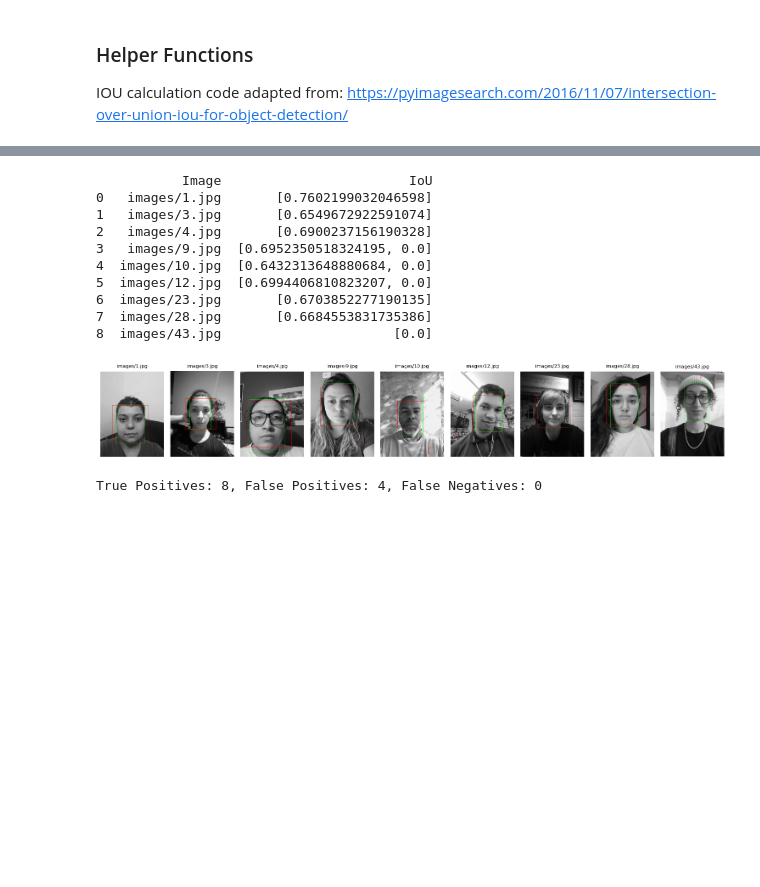
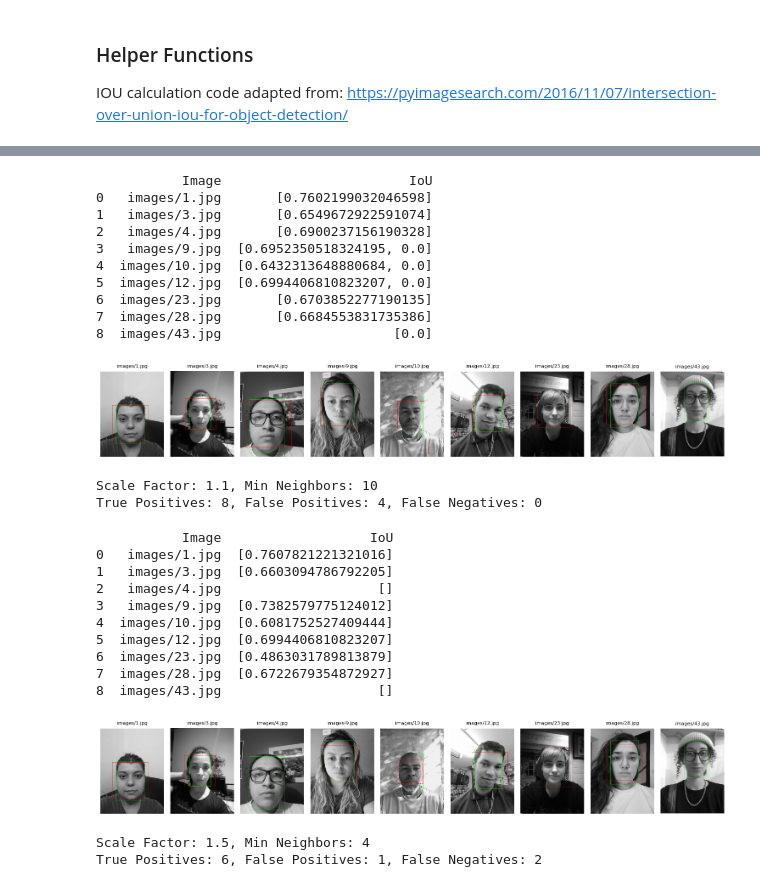
Before and after one commit to suxxmjz/encm-509-final-project, a Jupyter notebook: face_detection.ipynb, the cells around one changed output, grey strips where cells are left out. Cells and saved outputs as stored; diff of their text form; code cells hidden in the pictures; blank space fills up the shorter version.

Commit message:
add diff param tests for og haar

```diff
--- a/face_detection.ipynb
+++ b/face_detection.ipynb
@@ -180,10 +180,7 @@ def haar_cascades(images, truth_data, scaleFactor=1.1, minNeighbors=5, minSize=(
         else:
             image_copy = image.copy()
 
-        # Convert to grayscale for face detection
-        gray = cv2.cvtColor(image, cv2.COLOR_BGR2GRAY) if len(image.shape) == 3 else image
-
-        detected_faces = face_classifier.detectMultiScale(gray, scaleFactor=scaleFactor, minNeighbors=minNeighbors, minSize=minSize)
+        detected_faces = face_classifier.detectMultiScale(image_copy, scaleFactor=scaleFactor, minNeighbors=minNeighbors, minSize=minSize)
 
         iou_list = []
 
@@ -206,7 +203,6 @@ def haar_cascades(images, truth_data, scaleFactor=1.1, minNeighbors=5, minSize=(
             "IoU": iou_list,
         })
 
-        # Convert to RGB for correct color display (if needed)
         img_rgb = cv2.cvtColor(image_copy, cv2.COLOR_BGR2RGB)
         processed_images.append(img_rgb)
         image_names.append(truth['name'])
@@ -243,6 +241,7 @@ df_results_2 = pd.DataFrame(results_2)
 print(df_results_2[['Image', 'IoU']])
 display_images_in_grid(processed_images_2, image_names, images_per_row=9)
 TP, FP, FN = calc_metrics_from_iou_threshold(0.5, df_results_2['IoU'])
+print("Scale Factor: 1.1, Min Neighbors: 10")
 print(f"True Positives: {TP}, False Positives: {FP}, False Negatives: {FN}")
 # %% [output]
            Image                        IoU
@@ -256,4 +255,29 @@ print(f"True Positives: {TP}, False Positives: {FP}, False Negatives: {FN}")
 7  images/28.jpg       [0.6684553831735386]
 8  images/43.jpg                      [0.0]
 [figure]
+Scale Factor: 1.1, Min Neighbors: 10
 True Positives: 8, False Positives: 4, False Negatives: 0
+# %%
+#Keeping minNeighbors=4
+results_3, processed_images_3, image_names = haar_cascades(grayscale_images, truth_data, scaleFactor=1.5, minNeighbors=4)
+df_results_3 = pd.DataFrame(results_3)
+
+print(df_results_3[['Image', 'IoU']])
+display_images_in_grid(processed_images_3, image_names, images_per_row=9)
+TP, FP, FN = calc_metrics_from_iou_threshold(0.5, df_results_3['IoU'])
+print("Scale Factor: 1.5, Min Neighbors: 4")
+print(f"True Positives: {TP}, False Positives: {FP}, False Negatives: {FN}")
+# %% [output]
+           Image                   IoU
+0   images/1.jpg  [0.7607821221321016]
+1   images/3.jpg  [0.6603094786792205]
+2   images/4.jpg                    []
+3   images/9.jpg  [0.7382579775124012]
+4  images/10.jpg  [0.6081752527409444]
+5  images/12.jpg  [0.6994406810823207]
+6  images/23.jpg  [0.4863031789813879]
+7  images/28.jpg  [0.6722679354872927]
+8  images/43.jpg                    []
+[figure, added]
+Scale Factor: 1.5, Min Neighbors: 4
+True Positives: 6, False Positives: 1, False Negatives: 2
```
Also changed, not shown: parts of 4 cells of this notebook.
